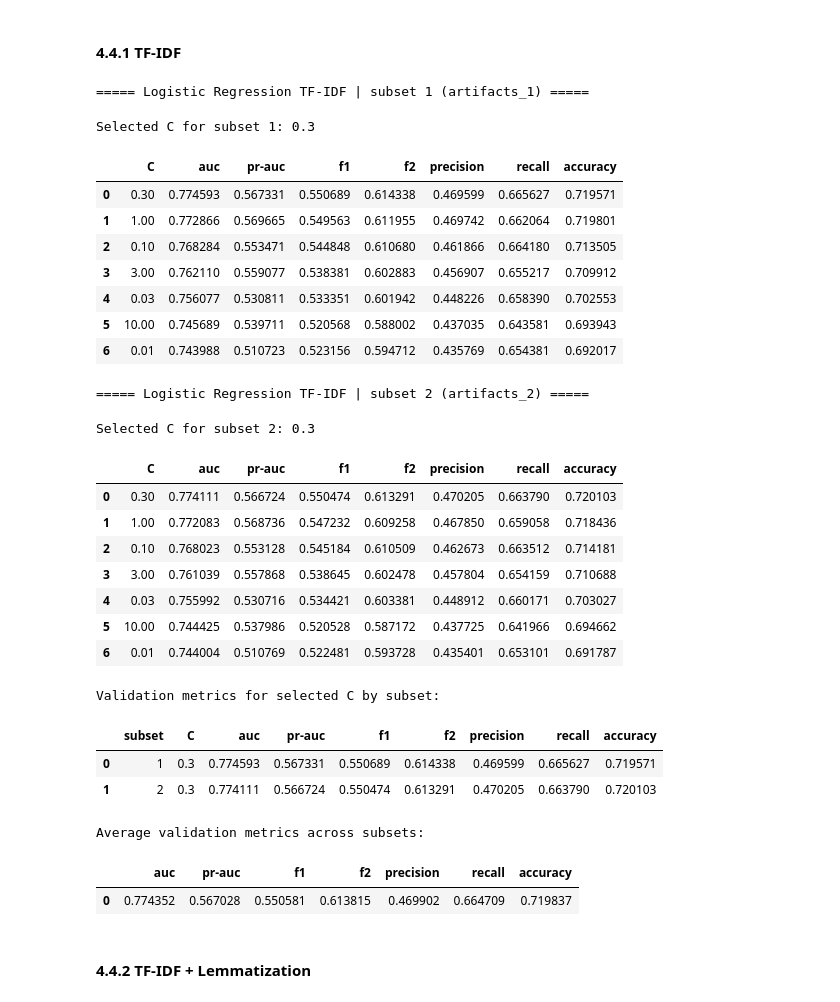
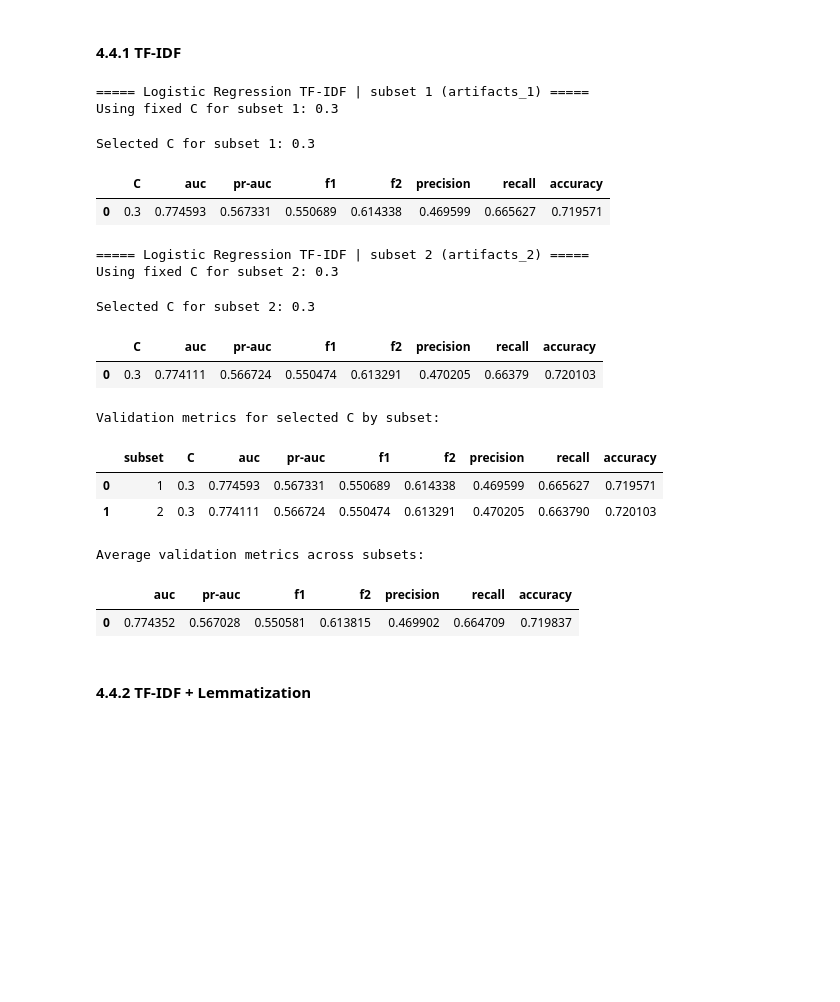
Before and after one commit to lzrcode-816/3244-Group-17-IMDB-Spoiler-Detection, a Jupyter notebook: Group17_ProjectDeSpoiler_Model.ipynb, the cells around one changed output. Saved outputs shown, nothing was run; the diff lists cells and outputs as text; code cells hidden in the pictures; blank space fills up the shorter version.

Commit message:
refactored model notebook to support artifact-specific tuning parameters and align training, threshold analysis, and final evaluation with the two-artifact workflow

```diff
--- a/Group17_ProjectDeSpoiler_Model.ipynb
+++ b/Group17_ProjectDeSpoiler_Model.ipynb
@@ -205,22 +208,22 @@ Set `USE_FIXED_BEST_PARAMS = True` to use the saved values below when they are a
 USE_FIXED_BEST_PARAMS = True
 
 # Logistic Regression
-LR_TFIDF_FIXED_C = 0.3
-LR_TFIDF_LEMMA_FIXED_C = 0.3
-LR_SBERT_FIXED_C = 0.3
-LR_ROBERTA_FIXED_C = None
+LR_TFIDF_FIXED_C = [0.3, 0.3]
+LR_TFIDF_LEMMA_FIXED_C = [0.3, 0.3]
+LR_SBERT_FIXED_C = [0.3, 10.0]
+LR_ROBERTA_FIXED_C = [0.001, None]  # e.g. [0.001, 0.003]
 
 # SVM
-SVM_TFIDF_FIXED_C = 0.1
-SVM_SBERT_FIXED_C = None # 3.0
+SVM_TFIDF_FIXED_C = [0.1, 0.1]
+SVM_SBERT_FIXED_C = [None, None]  # e.g. [3.0, 1.0]
 
 # Tree-based models
 DT_TFIDF_FIXED_PARAMS = {'max_depth': 15, 'min_samples_split': 10, 'min_samples_leaf': 5, 'ccp_alpha': 0.0001}
 DT_SBERT_FIXED_PARAMS = None # {'max_depth': 15, 'min_samples_split': 10, 'min_samples_leaf': 5, 'ccp_alpha': 0.0001}
 RF_TFIDF_FIXED_PARAMS = {'n_estimators': 100, 'max_depth': 20, 'min_samples_split': 5, 'min_samples_leaf': 2}
 RF_SBERT_FIXED_PARAMS = None # {'n_estimators': 100, 'max_depth': 20, 'min_samples_split': 5, 'min_samples_leaf': 2}
-XGB_TFIDF_FIXED_PARAMS = None # {'n_estimators': 100, 'max_depth': 20, 'learning_rate': 0.1, 'subsample': 0.8, 'colsample_bytree': 0.8}
-XGB_SBERT_FIXED_PARAMS = None # {'n_estimators': 100, 'max_depth': 20, 'learning_rate': 0.1, 'subsample': 0.8, 'colsample_bytree': 0.8}
+XGB_TFIDF_FIXED_PARAMS = [None, None]  # e.g. [{'n_estimators': 100, 'max_depth': 4, 'learning_rate': 0.05, 'subsample': 0.85, 'colsample_bytree': 0.8, 'min_child_weight': 1.0}, {...}]
+XGB_SBERT_FIXED_PARAMS = [None, None]  # e.g. [{'n_estimators': 200, 'max_depth': 6, 'learning_rate': 0.03, 'subsample': 0.85, 'colsample_bytree': 0.8, 'min_child_weight': 3.0}, {...}]
 
 # Naive Bayes
 NB_TFIDF_FIXED_ALPHA = None
@@ -422,8 +425,11 @@ for subset_name, artifact_name in SUBSET_TO_ARTIFACT.items():
             f"train={X_train.shape[0]}/{len(y_train)}, val={X_val.shape[0]}/{len(y_val)}"
         )
 
-    if USE_FIXED_BEST_PARAMS and LR_TFIDF_FIXED_C is not None:
-        candidate_cs = [float(LR_TFIDF_FIXED_C)]
+    artifact_idx = int(subset_name) - 1
+    fixed_c = LR_TFIDF_FIXED_C[artifact_idx] if artifact_idx < len(LR_TFIDF_FIXED_C) else None
+
+    if USE_FIXED_BEST_PARAMS and fixed_c is not None:
+        candidate_cs = [float(fixed_c)]
         print(f"Using fixed C for subset {subset_name}: {candidate_cs[0]}")
     else:
         candidate_cs = LR_C_GRID
@@ -479,50 +485,40 @@ for subset_name, artifact_name in SUBSET_TO_ARTIFACT.items():
         solver="saga",
         max_iter=LR_MAX_ITER,
         random_state=RANDOM_STATE,
         class_weight=CLASS_WEIGHT,
     )
     final_model.fit(X_train_full, y_train_full)
     logreg_tfidf_models[subset_name] = final_model
 
 tfidf_validation_metrics_df = pd.DataFrame(tfidf_validation_rows)
 print("Validation metrics for selected C by subset:")
 display(
     tfidf_validation_metrics_df[["subset", "C"] + metric_cols]
     .rename(columns={"average_precision": "pr-auc"})
     .round(6)
 )
 
 validation_details_tfidf = tfidf_validation_metrics_df.copy()
 validation_summary_tfidf = tfidf_validation_metrics_df[metric_cols].mean().to_frame().T
 
 print("Average validation metrics across subsets:")
 display(
     validation_summary_tfidf.rename(columns={"average_precision": "pr-auc"}).round(6)
 )
 
 logreg_tfidf_best_c = logreg_tfidf_best_c_by_subset["1"]
 logreg_tfidf_model = logreg_tfidf_models["1"]
 # %% [output]
 ===== Logistic Regression TF-IDF | subset 1 (artifacts_1) =====
+Using fixed C for subset 1: 0.3
 Selected C for subset 1: 0.3
 |  | C | auc | pr-auc | f1 | f2 | precision | recall | accuracy |
-| 0 | 0.30 | 0.774593 | 0.567331 | 0.550689 | 0.614338 | 0.469599 | 0.665627 | 0.719571 |
-| 1 | 1.00 | 0.772866 | 0.569665 | 0.549563 | 0.611955 | 0.469742 | 0.662064 | 0.719801 |
-| 2 | 0.10 | 0.768284 | 0.553471 | 0.544848 | 0.610680 | 0.461866 | 0.664180 | 0.713505 |
-| 3 | 3.00 | 0.762110 | 0.559077 | 0.538381 | 0.602883 | 0.456907 | 0.655217 | 0.709912 |
-| 4 | 0.03 | 0.756077 | 0.530811 | 0.533351 | 0.601942 | 0.448226 | 0.658390 | 0.702553 |
-| 5 | 10.00 | 0.745689 | 0.539711 | 0.520568 | 0.588002 | 0.437035 | 0.643581 | 0.693943 |
-| 6 | 0.01 | 0.743988 | 0.510723 | 0.523156 | 0.594712 | 0.435769 | 0.654381 | 0.692017 |
+| 0 | 0.3 | 0.774593 | 0.567331 | 0.550689 | 0.614338 | 0.469599 | 0.665627 | 0.719571 |
 ===== Logistic Regression TF-IDF | subset 2 (artifacts_2) =====
+Using fixed C for subset 2: 0.3
 Selected C for subset 2: 0.3
 |  | C | auc | pr-auc | f1 | f2 | precision | recall | accuracy |
-| 0 | 0.30 | 0.774111 | 0.566724 | 0.550474 | 0.613291 | 0.470205 | 0.663790 | 0.720103 |
-| 1 | 1.00 | 0.772083 | 0.568736 | 0.547232 | 0.609258 | 0.467850 | 0.659058 | 0.718436 |
-| 2 | 0.10 | 0.768023 | 0.553128 | 0.545184 | 0.610509 | 0.462673 | 0.663512 | 0.714181 |
-| 3 | 3.00 | 0.761039 | 0.557868 | 0.538645 | 0.602478 | 0.457804 | 0.654159 | 0.710688 |
-| 4 | 0.03 | 0.755992 | 0.530716 | 0.534421 | 0.603381 | 0.448912 | 0.660171 | 0.703027 |
-| 5 | 10.00 | 0.744425 | 0.537986 | 0.520528 | 0.587172 | 0.437725 | 0.641966 | 0.694662 |
-| 6 | 0.01 | 0.744004 | 0.510769 | 0.522481 | 0.593728 | 0.435401 | 0.653101 | 0.691787 |
+| 0 | 0.3 | 0.774111 | 0.566724 | 0.550474 | 0.613291 | 0.470205 | 0.66379 | 0.720103 |
 Validation metrics for selected C by subset:
 |  | subset | C | auc | pr-auc | f1 | f2 | precision | recall | accuracy |
 | 0 | 1 | 0.3 | 0.774593 | 0.567331 | 0.550689 | 0.614338 | 0.469599 | 0.665627 | 0.719571 |
```
Also changed, not shown: parts of 33 cells of this notebook.
